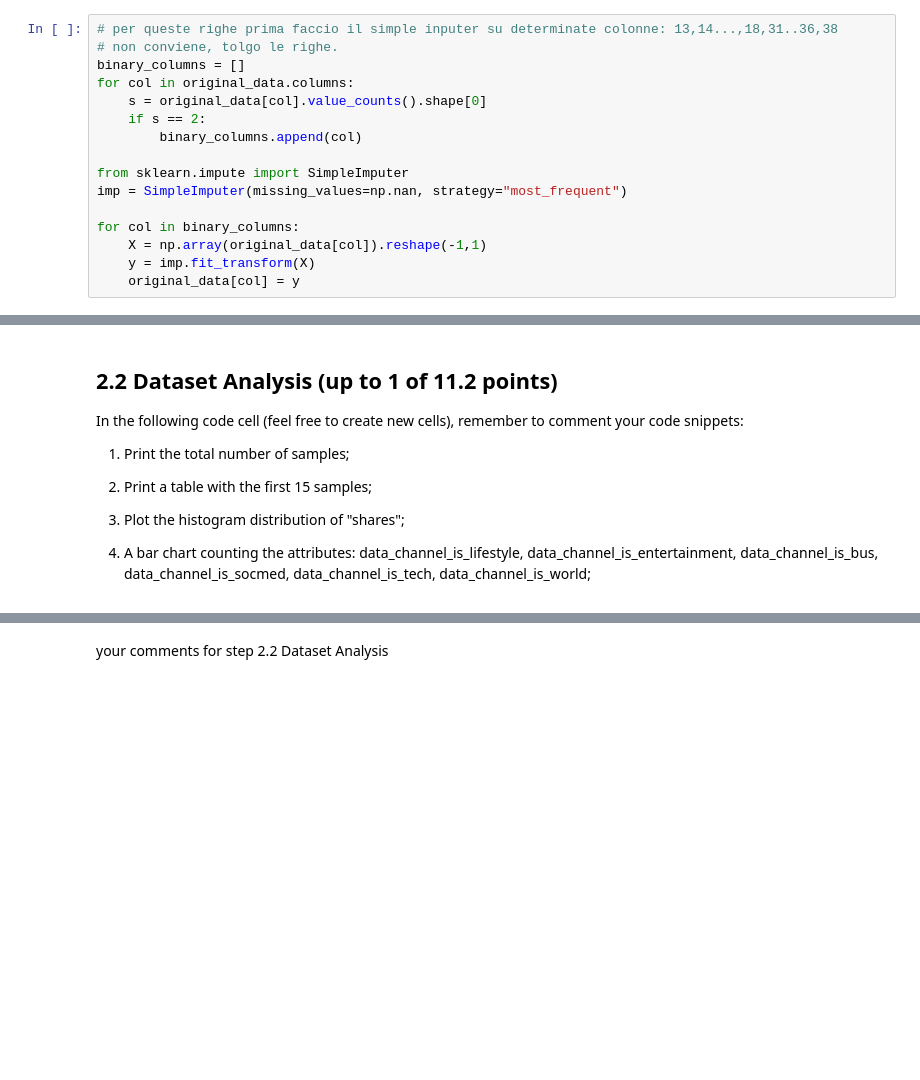
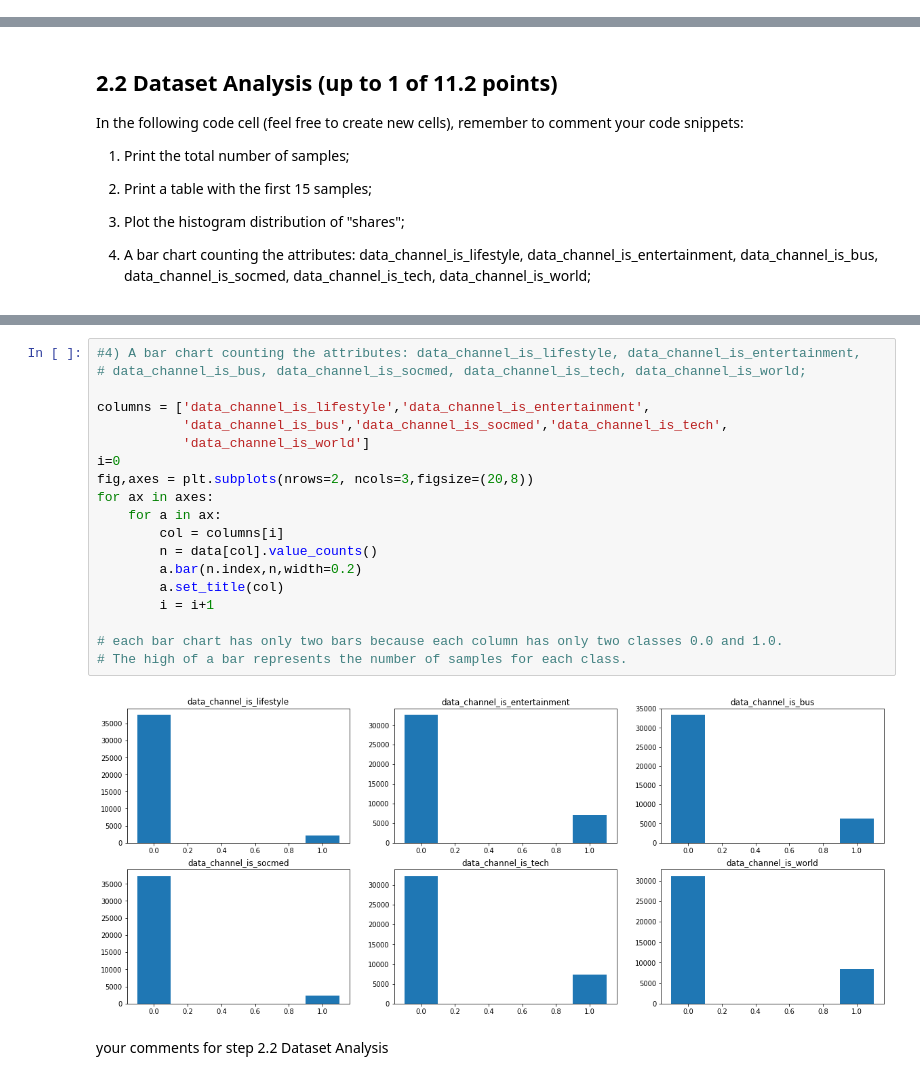
Before and after one commit to SofiaTorchia/ML-challenge, a Jupyter notebook: ML_Challenge_21-22.ipynb, the cells around one changed output, grey strips where cells are left out. Cells and saved outputs as stored; diff of their text form; blank space fills up the shorter version.

```diff
--- a/ML_Challenge_21-22.ipynb
+++ b/ML_Challenge_21-22.ipynb
@@ -273,16 +133,0 @@ original_data.loc[35154,'weekday_is_sunday'] = 0.0  # era già segnato un altro
-# %%
-# per queste righe prima faccio il simple inputer su determinate colonne: 13,14...,18,31..36,38
-# non conviene, tolgo le righe.
-binary_columns = []
-for col in original_data.columns:
-    s = original_data[col].value_counts().shape[0]
-    if s == 2:
-        binary_columns.append(col)
-
-from sklearn.impute import SimpleImputer
-imp = SimpleImputer(missing_values=np.nan, strategy="most_frequent")
-
-for col in binary_columns:
-    X = np.array(original_data[col]).reshape(-1,1)
-    y = imp.fit_transform(X)
-    original_data[col] = y
@@ -353,3 +202,24 @@ In the following code cell (feel free to create new cells), remember to comment
+# %%
+#4) A bar chart counting the attributes: data_channel_is_lifestyle, data_channel_is_entertainment,
+# data_channel_is_bus, data_channel_is_socmed, data_channel_is_tech, data_channel_is_world;
+
+columns = ['data_channel_is_lifestyle','data_channel_is_entertainment',
+           'data_channel_is_bus','data_channel_is_socmed','data_channel_is_tech',
+           'data_channel_is_world']
+i=0
+fig,axes = plt.subplots(nrows=2, ncols=3,figsize=(20,8))
+for ax in axes:
+    for a in ax:
+        col = columns[i]
+        n = data[col].value_counts()
+        a.bar(n.index,n,width=0.2)
+        a.set_title(col)
+        i = i+1
+
+# each bar chart has only two bars because each column has only two classes 0.0 and 1.0.
+# The high of a bar represents the number of samples for each class.
+# %% [output]
+[figure, added]
 # %% [markdown]
 your comments for step 2.2 Dataset Analysis
 # %% [markdown]
```
Also changed, not shown: parts of 40 cells of this notebook.
